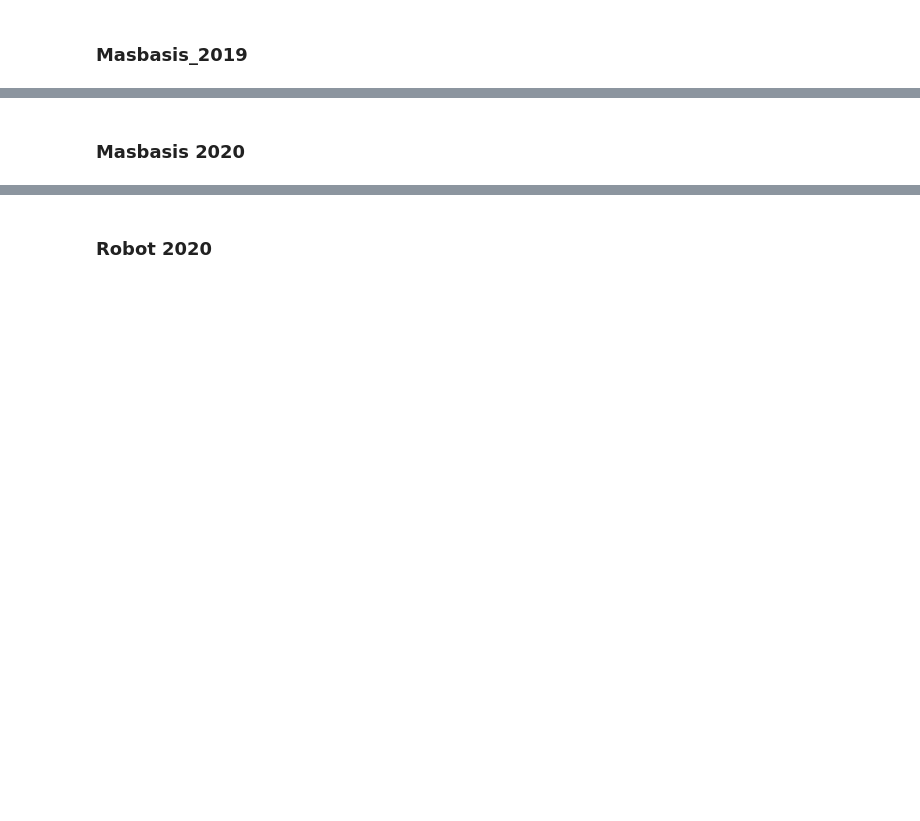
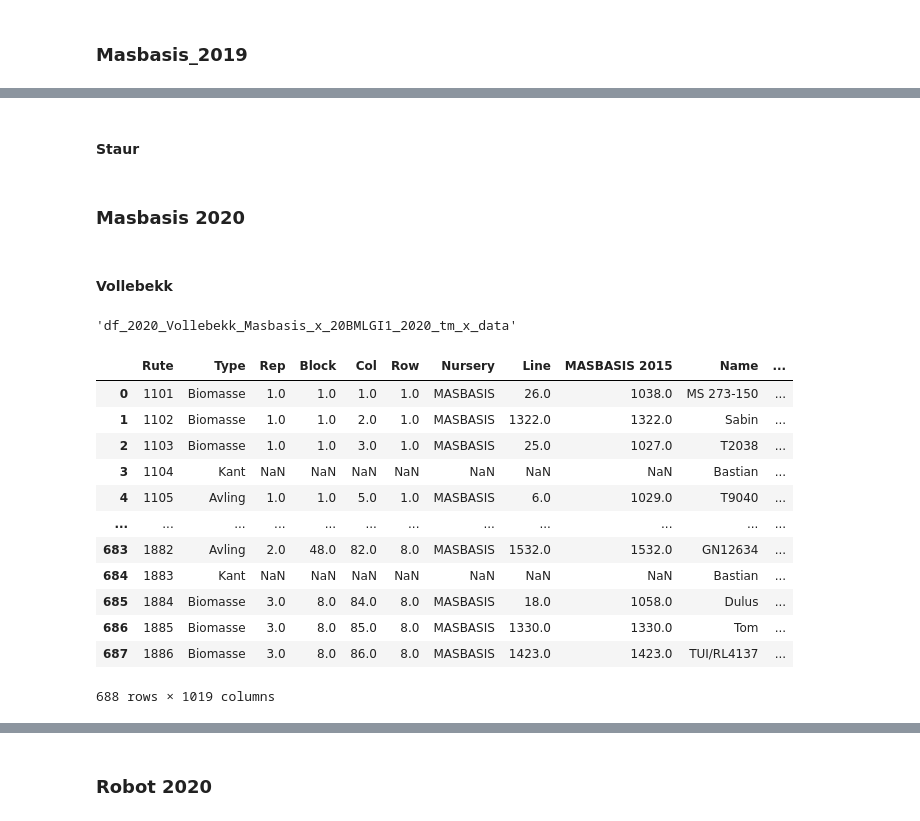
Before and after one commit to fahadijaz/spring_wheat_yield_prediction, a Jupyter notebook: 2. Renaming and merging.ipynb, the cells around one changed output, grey strips where cells are left out. Cells and saved outputs as stored; diff of their text form; code cells hidden in the pictures; blank space fills up the shorter version.

```diff
--- a/2. Renaming and merging.ipynb
+++ b/2. Renaming and merging.ipynb
@@ -1252,2 +1465,4 @@ for date in field_year_dict[field]:
+# %% [markdown]
+#### Staur
 # %% [markdown]
 ### Masbasis 2020
@@ -1255,0 +1469,22 @@ Masbasis_x_20BMLGI1_2020_tm_x_data
+# %% [markdown]
+#### Vollebekk
+# %%
+yield_src_dict['Masbasis_2020_Vollebekk']
+# %% [output]
+'df_2020_Vollebekk_Masbasis_x_20BMLGI1_2020_tm_x_data'
+# %%
+df_2020_Vollebekk_Masbasis_x_20BMLGI1_2020_tm_x_data
+# %% [output]
+|  | Rute | Type | Rep | Block | Col | Row | Nursery | Line | MASBASIS 2015 | Name | ... |
+| 0 | 1101 | Biomasse | 1.0 | 1.0 | 1.0 | 1.0 | MASBASIS | 26.0 | 1038.0 | MS 273-150 | ... |
+| 1 | 1102 | Biomasse | 1.0 | 1.0 | 2.0 | 1.0 | MASBASIS | 1322.0 | 1322.0 | Sabin | ... |
+| 2 | 1103 | Biomasse | 1.0 | 1.0 | 3.0 | 1.0 | MASBASIS | 25.0 | 1027.0 | T2038 | ... |
+| 3 | 1104 | Kant | NaN | NaN | NaN | NaN | NaN | NaN | NaN | Bastian | ... |
+| 4 | 1105 | Avling | 1.0 | 1.0 | 5.0 | 1.0 | MASBASIS | 6.0 | 1029.0 | T9040 | ... |
+| ... | ... | ... | ... | ... | ... | ... | ... | ... | ... | ... | ... |
+| 683 | 1882 | Avling | 2.0 | 48.0 | 82.0 | 8.0 | MASBASIS | 1532.0 | 1532.0 | GN12634 | ... |
+| 684 | 1883 | Kant | NaN | NaN | NaN | NaN | NaN | NaN | NaN | Bastian | ... |
+| 685 | 1884 | Biomasse | 3.0 | 8.0 | 84.0 | 8.0 | MASBASIS | 18.0 | 1058.0 | Dulus | ... |
+| 686 | 1885 | Biomasse | 3.0 | 8.0 | 85.0 | 8.0 | MASBASIS | 1330.0 | 1330.0 | Tom | ... |
+| 687 | 1886 | Biomasse | 3.0 | 8.0 | 86.0 | 8.0 | MASBASIS | 1423.0 | 1423.0 | TUI/RL4137 | ... |
+688 rows × 1019 columns
```
Also changed, not shown: parts of 133 cells of this notebook, 43 other files.
